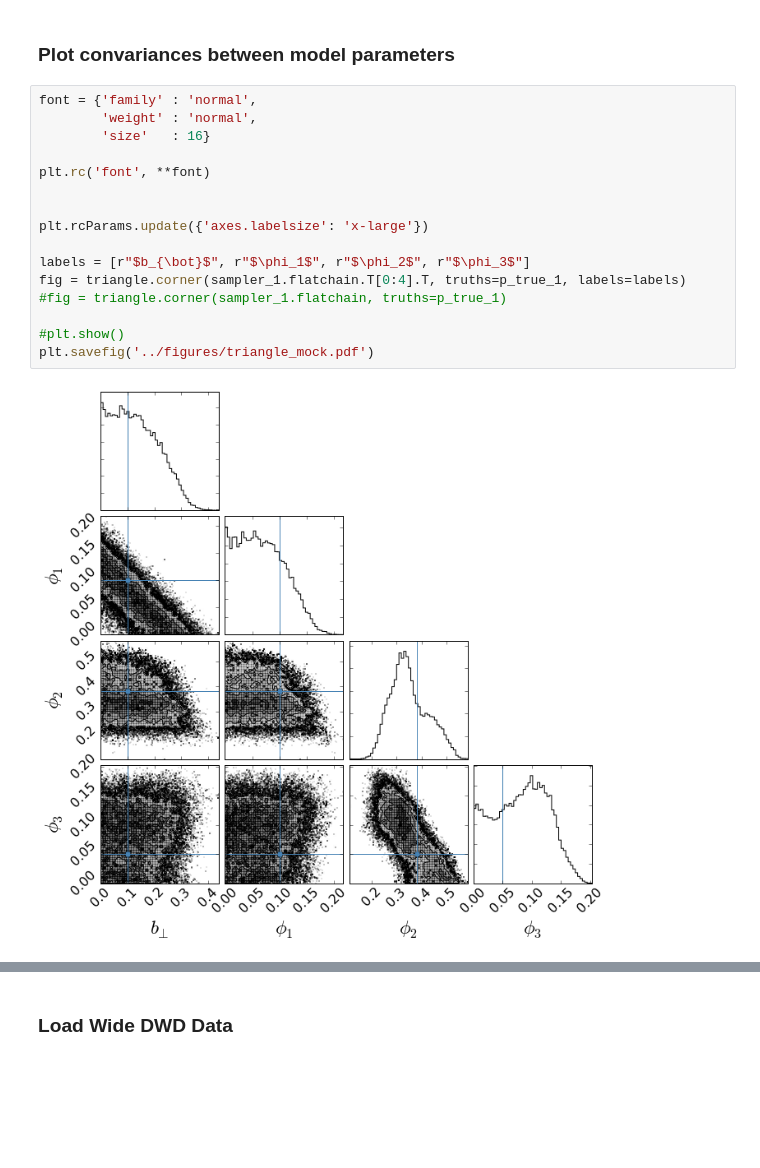
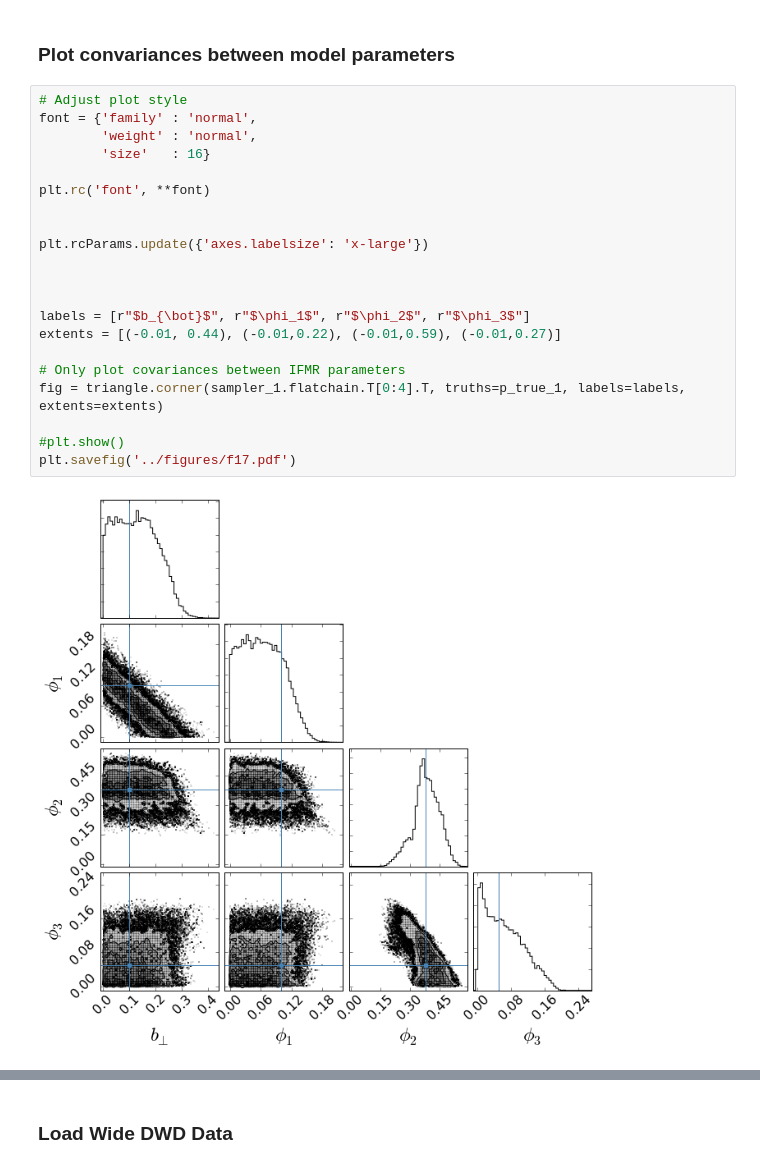
Before and after one commit to astroJeff/separated-at-birth, a Jupyter notebook: notebooks/IFMR DWD.ipynb, the cells around one changed output, grey strips where cells are left out. Saved outputs shown, nothing was run; the diff lists cells and outputs as text; blank space fills up the shorter version.

```diff
--- a/notebooks/IFMR DWD.ipynb
+++ b/notebooks/IFMR DWD.ipynb
@@ -460,21 +466,26 @@ plt.savefig('../figures/samples_mock.pdf')
 # %% [markdown]
 ### Plot convariances between model parameters
 # %%
+# Adjust plot style
 font = {'family' : 'normal',
         'weight' : 'normal',
         'size'   : 16}
 
 plt.rc('font', **font)
 
 
 plt.rcParams.update({'axes.labelsize': 'x-large'})
 
+
+
 labels = [r"$b_{\bot}$", r"$\phi_1$", r"$\phi_2$", r"$\phi_3$"]
-fig = triangle.corner(sampler_1.flatchain.T[0:4].T, truths=p_true_1, labels=labels)
-#fig = triangle.corner(sampler_1.flatchain, truths=p_true_1)
+extents = [(-0.01, 0.44), (-0.01,0.22), (-0.01,0.59), (-0.01,0.27)]
+
+# Only plot covariances between IFMR parameters
+fig = triangle.corner(sampler_1.flatchain.T[0:4].T, truths=p_true_1, labels=labels, extents=extents)
 
 #plt.show()
-plt.savefig('../figures/triangle_mock.pdf')
+plt.savefig('../figures/f17.pdf')
 # %% [output]
-[figure, old version]
+[figure, new version]
 # %%
```
Also changed, not shown: parts of 38 cells of this notebook.
